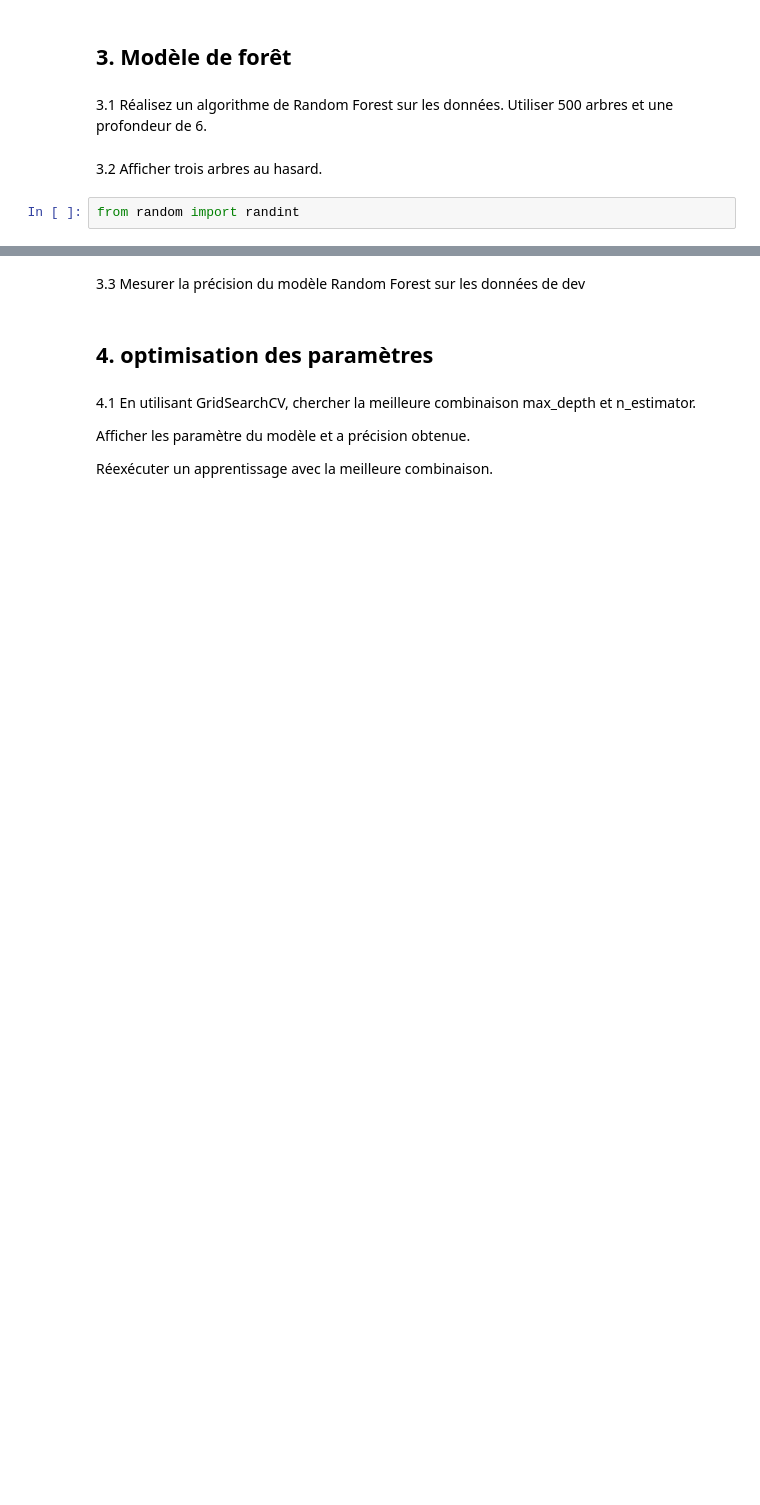
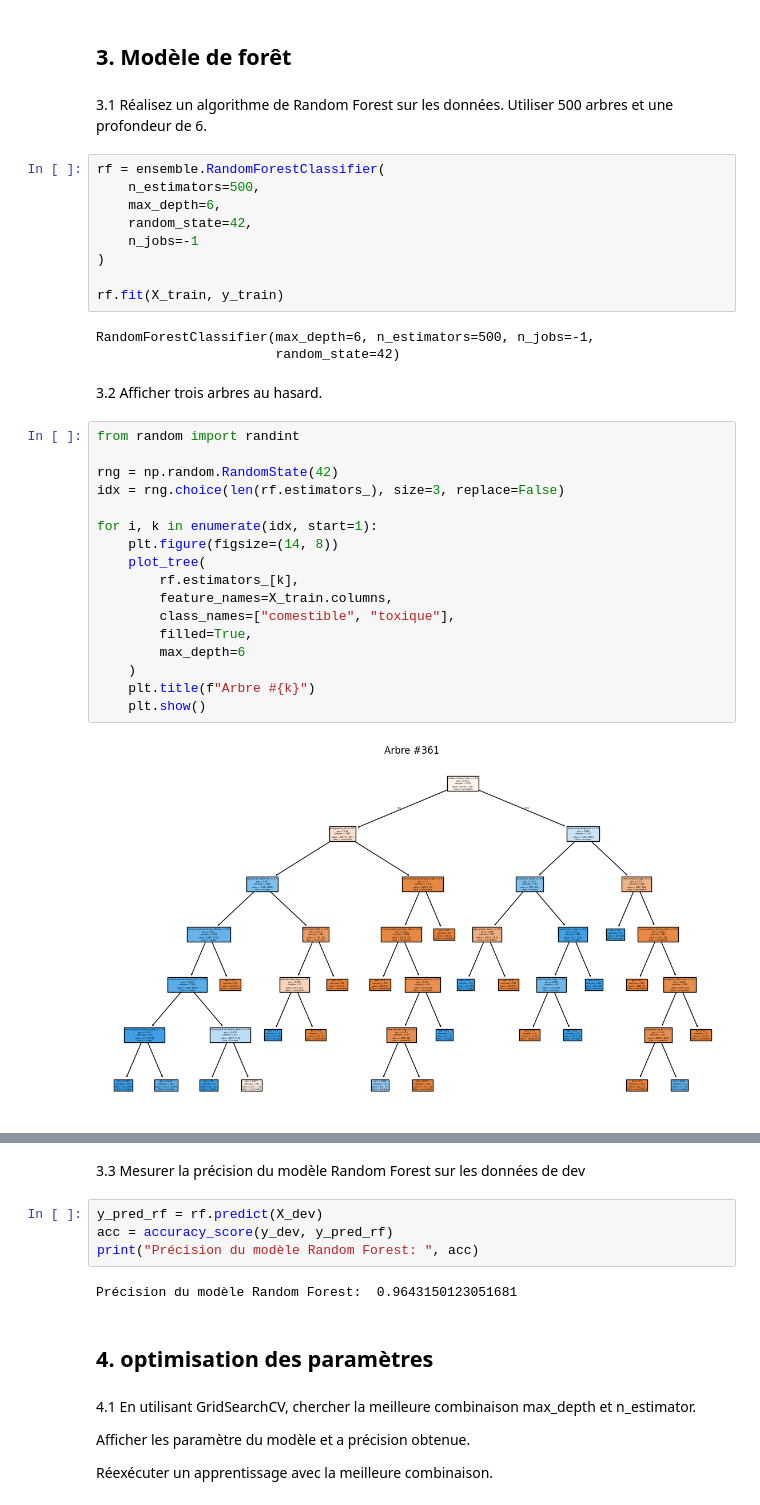
Before and after one commit to ArthurPoncin/Calculs, a Jupyter notebook: MachineLeaning/TP1_classification_champignons.ipynb, the cells around one changed output, grey strips where cells are left out. Cells and saved outputs as stored; diff of their text form; blank space fills up the shorter version.

```diff
--- a/MachineLeaning/TP1_classification_champignons.ipynb
+++ b/MachineLeaning/TP1_classification_champignons.ipynb
@@ -103,7 +168,36 @@ import matplotlib.pyplot as plt
 ## 3. Modèle de forêt
 # %% [markdown]
 3.1 Réalisez un algorithme de Random Forest sur les données. Utiliser 500 arbres et une profondeur de 6.
+# %%
+rf = ensemble.RandomForestClassifier(
+    n_estimators=500,
+    max_depth=6,
+    random_state=42,
+    n_jobs=-1
+)
+
+rf.fit(X_train, y_train)
+# %% [output]
+RandomForestClassifier(max_depth=6, n_estimators=500, n_jobs=-1,
+                       random_state=42)
 # %% [markdown]
 3.2 Afficher trois arbres au hasard.
-# %%
-from random import randint
+# %%
+from random import randint
+
+rng = np.random.RandomState(42)
+idx = rng.choice(len(rf.estimators_), size=3, replace=False)
+
+for i, k in enumerate(idx, start=1):
+    plt.figure(figsize=(14, 8))
+    plot_tree(
+        rf.estimators_[k],
+        feature_names=X_train.columns,
+        class_names=["comestible", "toxique"],
+        filled=True,
+        max_depth=6
+    )
+    plt.title(f"Arbre #{k}")
+    plt.show()
+# %% [output]
+[figure, added]
@@ -110,5 +206,11 @@ from random import randint
 # %% [markdown]
 3.3 Mesurer la précision du modèle Random Forest sur les données de dev
+# %%
+y_pred_rf = rf.predict(X_dev)
+acc = accuracy_score(y_dev, y_pred_rf)
+print("Précision du modèle Random Forest: ", acc)
+# %% [output]
+Précision du modèle Random Forest:  0.9643150123051681
 # %% [markdown]
 ## 4. optimisation des paramètres
 # %% [markdown]
```
Also changed, not shown: parts of 15 cells of this notebook.
